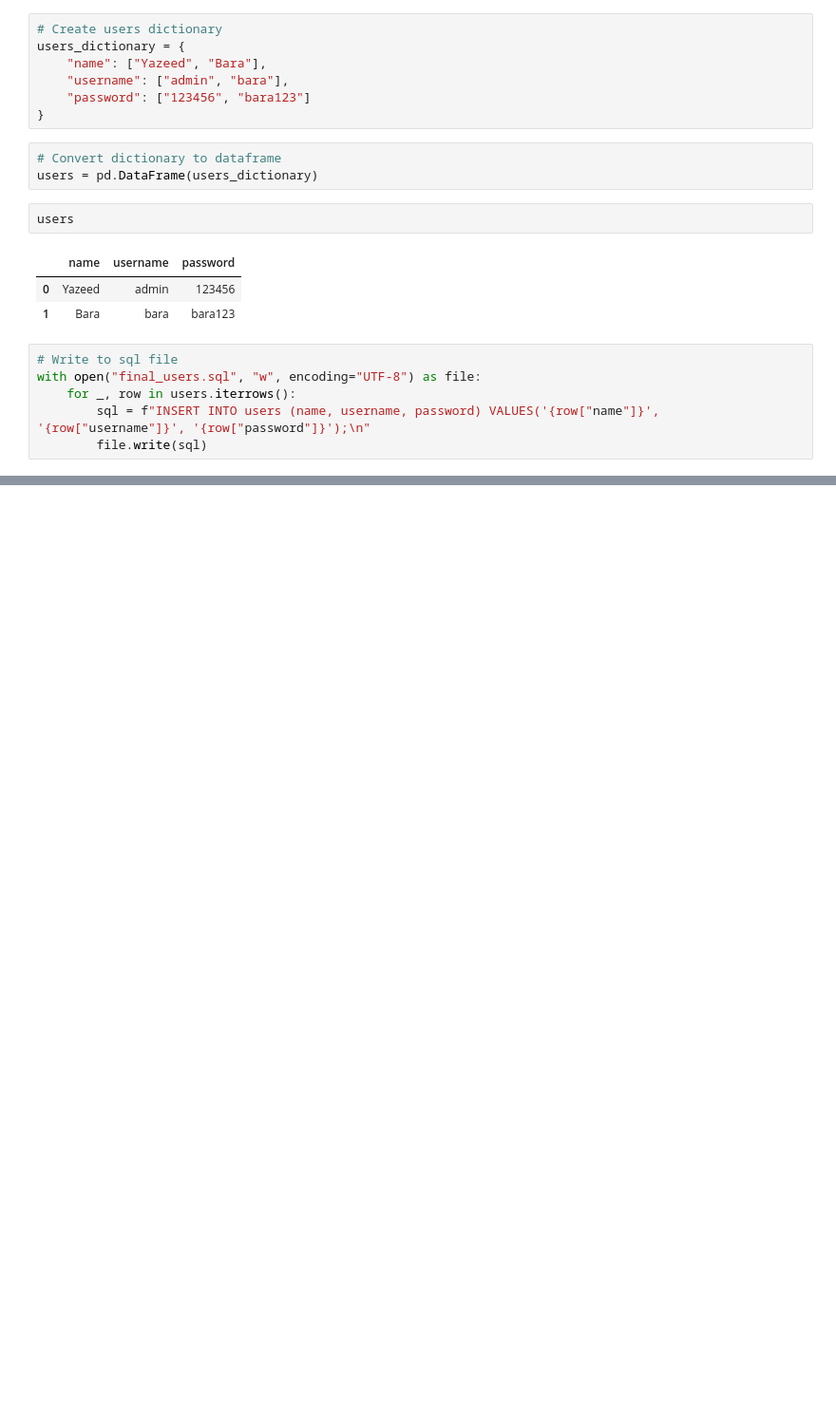
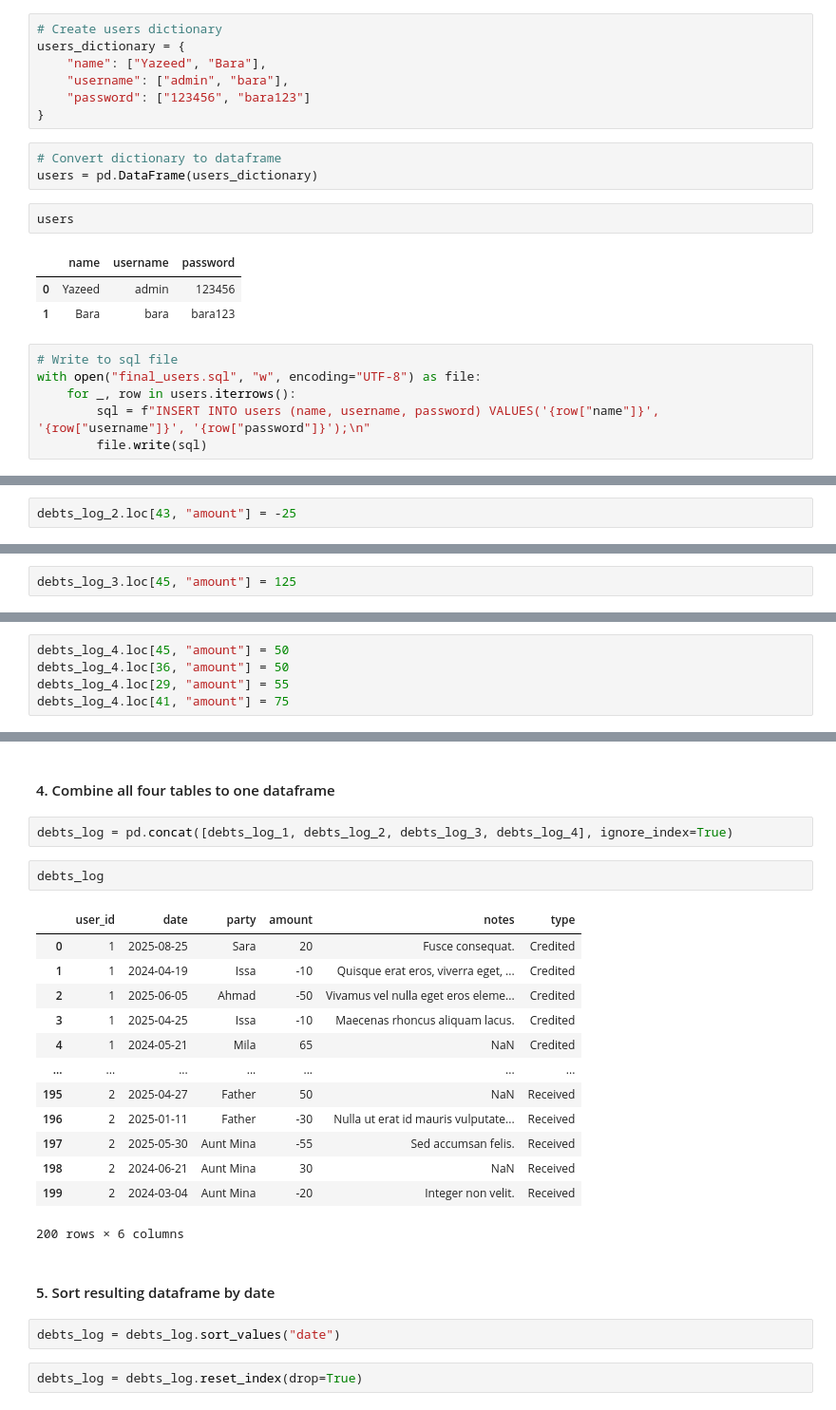
Before and after one commit to yazeedmomani/uni-project_personal-budget, a Jupyter notebook: data-preparation/data-preparation-script.ipynb, the cells around one changed output, grey strips where cells are left out. Shown: that part at 95% size. Drawn from its saved outputs; the diff is of its cells as text; blank space fills up the shorter version.

```diff
--- a/data-preparation/data-preparation-script.ipynb
+++ b/data-preparation/data-preparation-script.ipynb
@@ -570,0 +973,2 @@ with open("final_users.sql", "w", encoding="UTF-8") as file:
+# %%
+debts_log_2.loc[43, "amount"] = -25
@@ -570,0 +984,2 @@ with open("final_users.sql", "w", encoding="UTF-8") as file:
+# %%
+debts_log_3.loc[45, "amount"] = 125
@@ -570,0 +995,5 @@ with open("final_users.sql", "w", encoding="UTF-8") as file:
+# %%
+debts_log_4.loc[45, "amount"] = 50
+debts_log_4.loc[36, "amount"] = 50
+debts_log_4.loc[29, "amount"] = 55
+debts_log_4.loc[41, "amount"] = 75
@@ -570,0 +1009,26 @@ with open("final_users.sql", "w", encoding="UTF-8") as file:
+# %% [markdown]
+#### 4. Combine all four tables to one dataframe
+# %%
+debts_log = pd.concat([debts_log_1, debts_log_2, debts_log_3, debts_log_4], ignore_index=True)
+# %%
+debts_log
+# %% [output]
+|  | user_id | date | party | amount | notes | type |
+| 0 | 1 | 2025-08-25 | Sara | 20 | Fusce consequat. | Credited |
+| 1 | 1 | 2024-04-19 | Issa | -10 | Quisque erat eros, viverra eget, ... | Credited |
+| 2 | 1 | 2025-06-05 | Ahmad | -50 | Vivamus vel nulla eget eros eleme... | Credited |
+| 3 | 1 | 2025-04-25 | Issa | -10 | Maecenas rhoncus aliquam lacus. | Credited |
+| 4 | 1 | 2024-05-21 | Mila | 65 | NaN | Credited |
+| ... | ... | ... | ... | ... | ... | ... |
+| 195 | 2 | 2025-04-27 | Father | 50 | NaN | Received |
+| 196 | 2 | 2025-01-11 | Father | -30 | Nulla ut erat id mauris vulputate... | Received |
+| 197 | 2 | 2025-05-30 | Aunt Mina | -55 | Sed accumsan felis. | Received |
+| 198 | 2 | 2024-06-21 | Aunt Mina | 30 | NaN | Received |
+| 199 | 2 | 2024-03-04 | Aunt Mina | -20 | Integer non velit. | Received |
+200 rows × 6 columns
+# %% [markdown]
+#### 5. Sort resulting dataframe by date
+# %%
+debts_log = debts_log.sort_values("date")
+# %%
+debts_log = debts_log.reset_index(drop=True)
```
Also changed, not shown: parts of 105 cells of this notebook, 8 other files.
